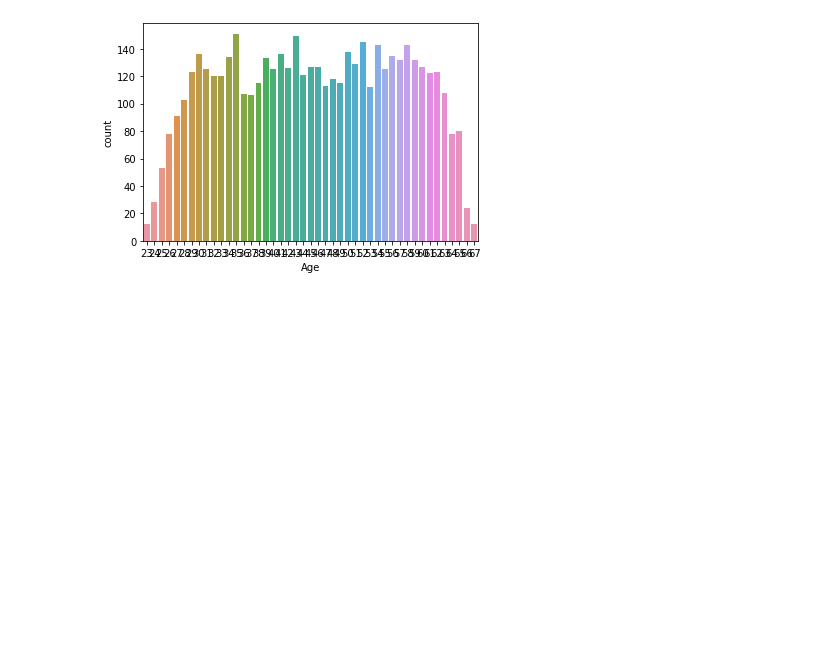
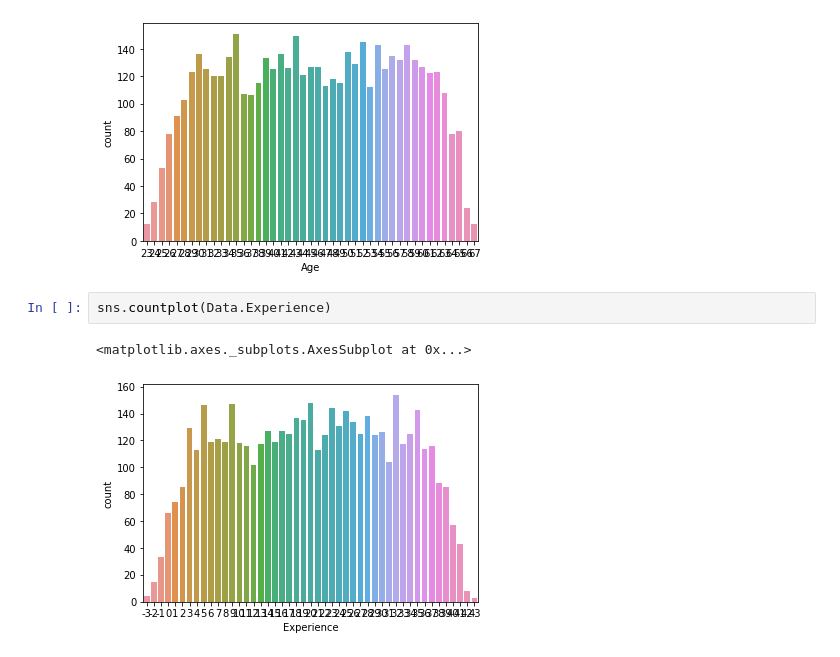
Before and after one commit to GreatLearningAIML1/gl-pgp-aiml-uta-intl-mar20-veenaneshwari, a Jupyter notebook: May8/PersonalLoanCampaignVeenaGhorakavi.ipynb, the cells around one changed output. Drawn from its saved outputs; the diff is of its cells as text; blank space fills up the shorter version.

```diff
--- a/May8/PersonalLoanCampaignVeenaGhorakavi.ipynb
+++ b/May8/PersonalLoanCampaignVeenaGhorakavi.ipynb
@@ -221,3 +221,8 @@ sns.countplot(Data.Age)
 # %% [output]
 <matplotlib.axes._subplots.AxesSubplot at 0x...>
 [figure]
+# %%
+sns.countplot(Data.Experience)
+# %% [output]
+<matplotlib.axes._subplots.AxesSubplot at 0x...>
+[figure, added]
```
Also changed, not shown: parts of 12 cells of this notebook, 1 other file.
